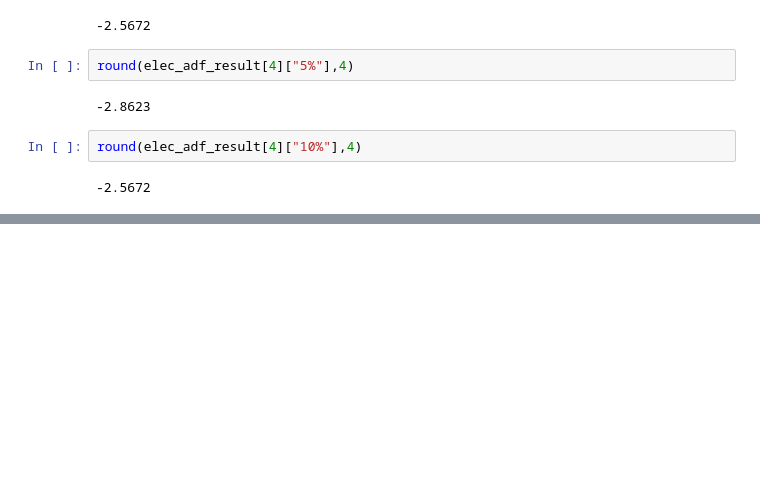
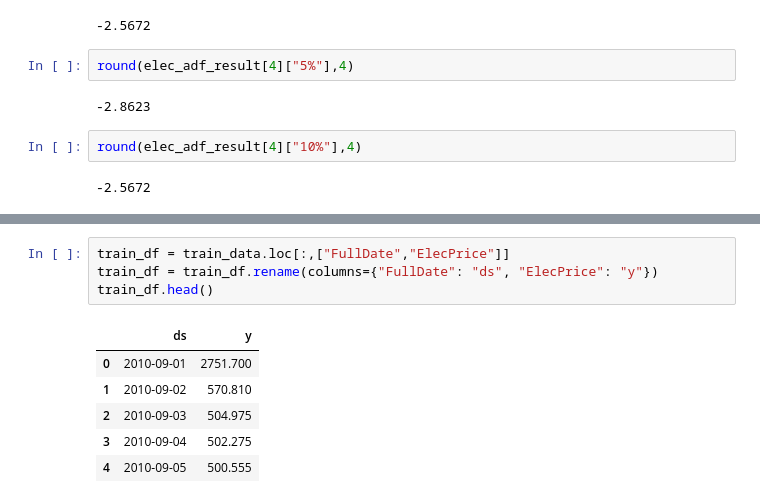
Before and after one commit to uzoochogu/hamoye-ds-internship, a Jupyter notebook: time-series-forecast-measuring-electricity-prices/graded_quizE.ipynb, the cells around one changed output, grey strips where cells are left out. Drawn from its saved outputs; the diff is of its cells as text; blank space fills up the shorter version.

```diff
--- a/time-series-forecast-measuring-electricity-prices/graded_quizE.ipynb
+++ b/time-series-forecast-measuring-electricity-prices/graded_quizE.ipynb
@@ -294,0 +321,11 @@ round(elec_adf_result[4]["10%"],4)
+# %%
+train_df = train_data.loc[:,["FullDate","ElecPrice"]]
+train_df = train_df.rename(columns={"FullDate": "ds", "ElecPrice": "y"})
+train_df.head()
+# %% [output]
+|  | ds | y |
+| 0 | 2010-09-01 | 2751.700 |
+| 1 | 2010-09-02 | 570.810 |
+| 2 | 2010-09-03 | 504.975 |
+| 3 | 2010-09-04 | 502.275 |
+| 4 | 2010-09-05 | 500.555 |
```
Also changed, not shown: parts of 10 cells of this notebook.
